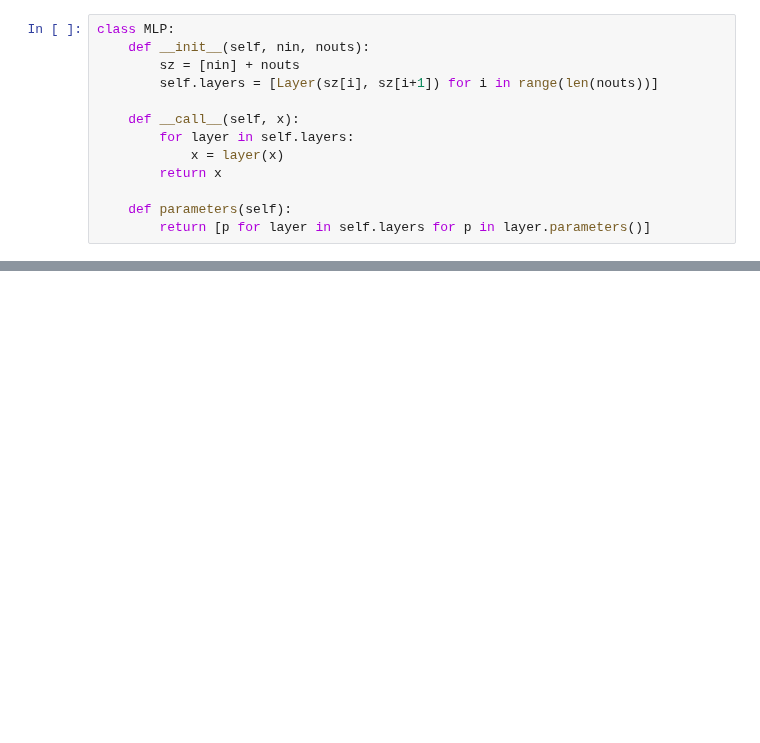
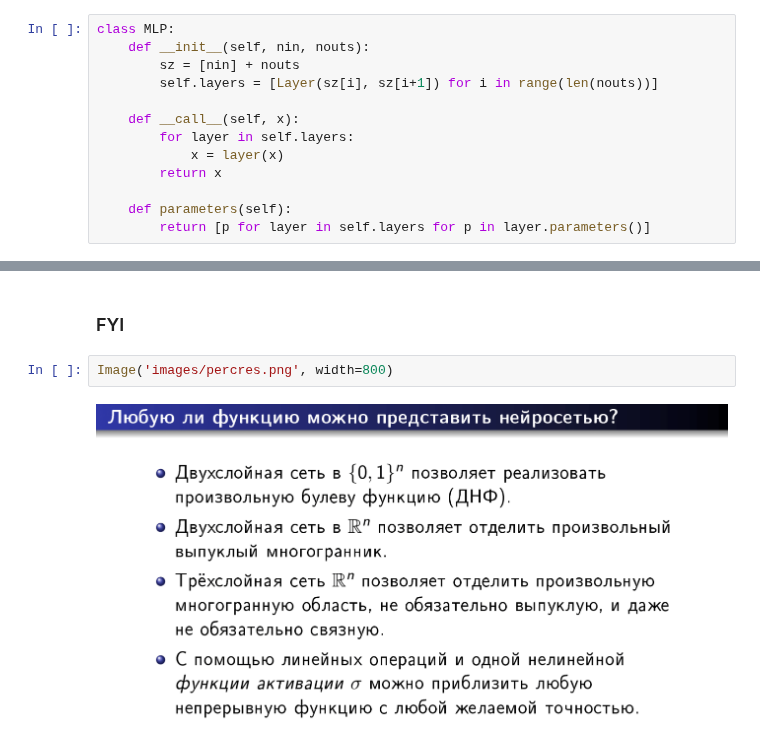
Before and after one commit to kokamido/ml2023, a Jupyter notebook: 08-NN/1-Backprop2.ipynb, the cells around one changed output, grey strips where cells are left out. Saved outputs shown, nothing was run; the diff lists cells and outputs as text; blank space fills up the shorter version.

```diff
--- a/08-NN/1-Backprop2.ipynb
+++ b/08-NN/1-Backprop2.ipynb
@@ -625,0 +658,6 @@ Value(data=0.48495044194002157)
+# %% [markdown]
+### FYI
+# %%
+Image('images/percres.png', width=800)
+# %% [output]
+[figure, added]
```
Also changed, not shown: parts of 62 cells of this notebook.
